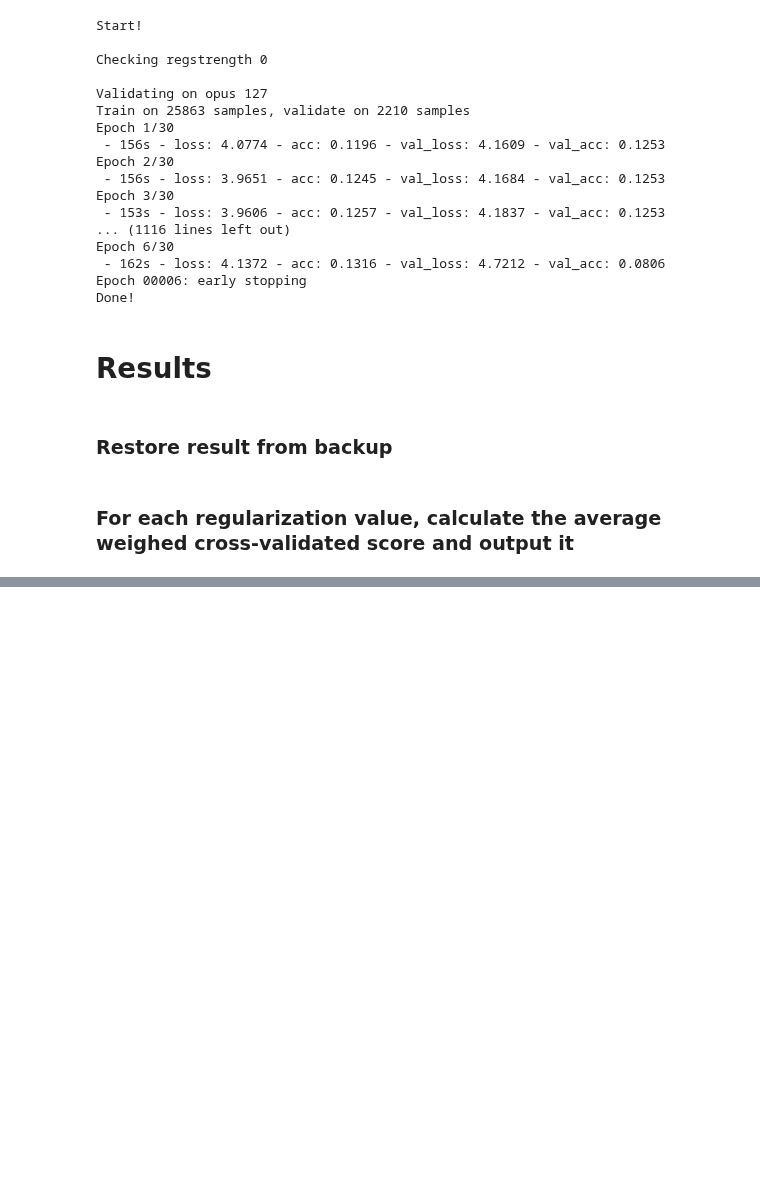
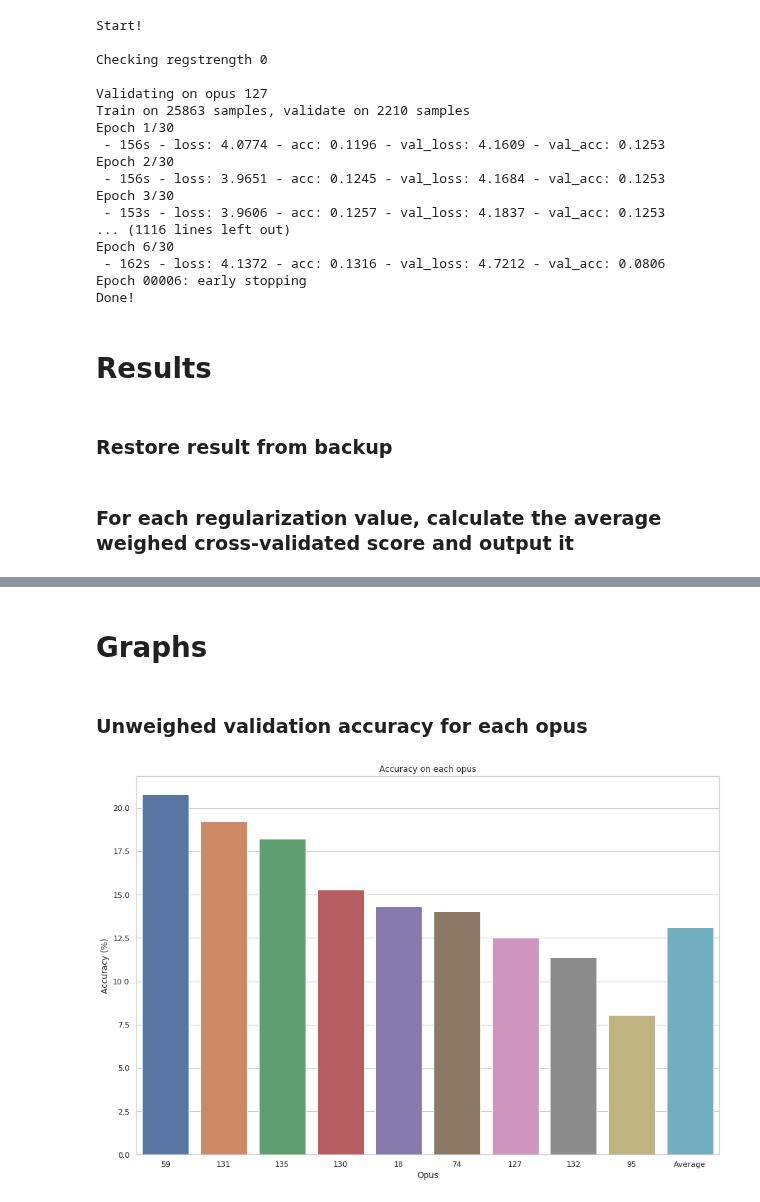
Before and after one commit to laureleo/chord-prediction, a Jupyter notebook: run-2.ipynb, the cells around one changed output, grey strips where cells are left out. Drawn from its saved outputs; the diff is of its cells as text; code cells hidden in the pictures; blank space fills up the shorter version.

Commit message:
Generated a result graph for the NN, updated the README

```diff
--- a/run-2.ipynb
+++ b/run-2.ipynb
@@ -235,0 +227,41 @@ Best score
+# %% [markdown]
+# Graphs
+# %% [markdown]
+### Unweighed validation accuracy for each opus
+# %%
+# Select the data from the reg_value that produced the best results
+best_reg = BEST.index.values[0]
+df = RESULTS.loc[best_reg]
+
+#For each of the nine folds/opuses...
+scores = pd.DataFrame()
+for opus, fold in df.groupby(level=0):
+
+        #Drop potential duplicate values
+        fold = fold.drop_duplicates(subset='val_acc')
+
+        #Retrieve the scores when the val_acc was highest
+        valacc = fold[fold['val_acc'] == fold['val_acc'].max()]
+
+        #Store
+        scores = scores.append(valacc)
+
+#Sort scores by valacc
+scores = scores.sort_values(by='val_acc', ascending=False)
+
+#Append the average score to the individual scores
+avg = BEST.rename(index={best_reg: 'Average'})
+scores = scores.append(avg)
+
+sns.set_style("whitegrid")
+
+#Plot them
+fig, ax = plt.subplots(figsize=(15,10))
+sns.barplot(data=scores[['val_acc']].T)
+ax.set_title("Accuracy on each opus")
+ax.set_ylabel("Accuracy (%)")
+ax.set_xlabel("Opus")
+ax.set_yticklabels(np.around(ax.get_yticks()* 100,2))
+plt.show()
+# %% [output]
+[figure, added]
```
Also changed, not shown: parts of 2 cells of this notebook, 1 other file.
